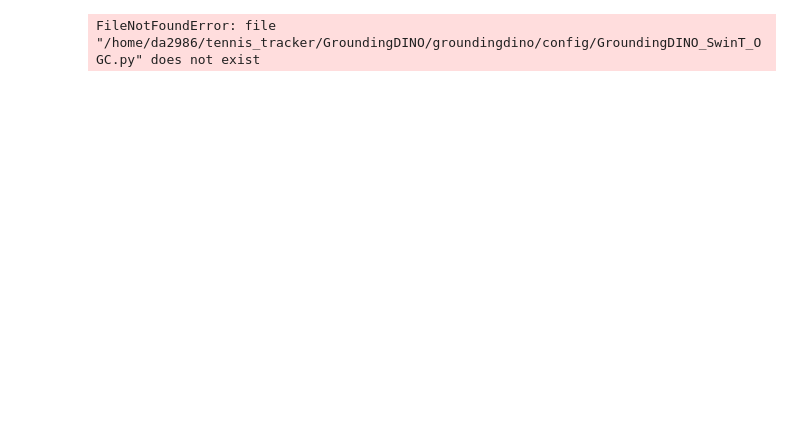
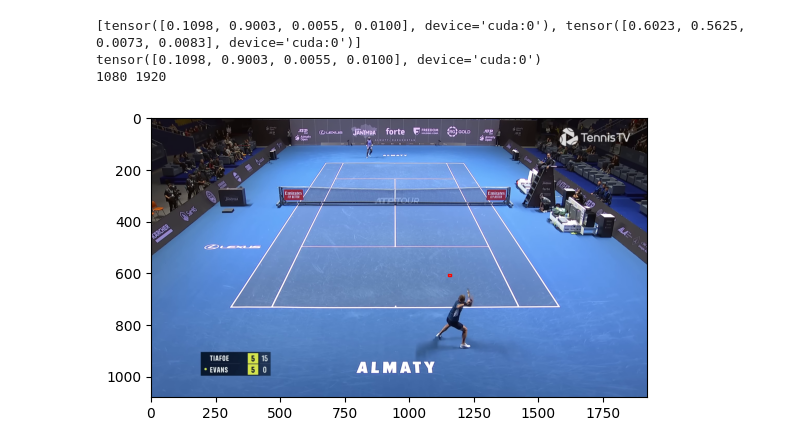
Before and after one commit to dcaustin33/tennis_tracker, a Jupyter notebook: tennis_tracker/ball_tracking/test.ipynb, the cells around one changed output. Drawn from its saved outputs; the diff is of its cells as text; code cells hidden in the pictures; blank space fills up the shorter version.

```diff
--- a/tennis_tracker/ball_tracking/test.ipynb
+++ b/tennis_tracker/ball_tracking/test.ipynb
@@ -19,6 +19,9 @@ def output_point(m: np.array, points: np.array) -> list:
     outputs = cv2.perspectiveTransform(points, m)
     # output will be -1, 1, 2
     return outputs.reshape(-1, 2)
+
+from matplotlib import pyplot as plt
+
 
 if __name__ == "__main__":
 
@@ -45,7 +48,7 @@ if __name__ == "__main__":
     if os.path.exists(OUTPUT_JSON_PATH):
         os.remove(OUTPUT_JSON_PATH)
 
-    img_paths = img_paths[:10]
+    img_paths = img_paths[0:1]
 
     for i in tqdm(range(0, len(img_paths), batch_size)):
         batch_images = img_paths[i : i + batch_size]
@@ -63,12 +66,17 @@ if __name__ == "__main__":
             device=device,
         )
         lines = []
-        for im_num in range(len(batch_images)):
+        final_boxes = []
+        for im_num in range(len(batch_images) * 4):
             # get all the boxes that correspond to this image
             im_boxes = boxes[torch.Tensor(boxes_to_im) == im_num]
             all_boxes = []
             if len(im_boxes) > 0:
                 for box in im_boxes:
+                    box[0] *= 0.5
+                    box[1] *= 0.5
+                    box[2] *= 0.5
+                    box[3] *= 0.5
                     if im_num % 4 == 0:
                         pass
                     elif im_num % 4 == 1:
@@ -78,24 +86,22 @@ if __name__ == "__main__":
                     elif im_num % 4 == 3:
                         box[0] += 0.5
                         box[1] += 0.5
-                    box[2] *= 0.5
-                    box[3] *= 0.5
                     all_boxes.append(f"0 {box[0]} {box[1]} {box[2]} {box[3]}")
-                    break
+                    final_boxes.append(box)
 
-from matplotlib import pyplot as plt
 def plot_box(box: list, image: np.array):
     cx, cy, w, h = box
     image_height, image_width, _ = image.shape
+    print(image_height, image_width)
     x1 = int((cx - w/2) * image_width)
     x2 = int((cx + w/2) * image_width)
     y1 = int((cy - h/2) * image_height)
     y2 = int((cy + h/2) * image_height)
+    plt.imshow(image)
     plt.gca().add_patch(plt.Rectangle((x1, y1), x2 - x1, y2 - y1, color='red', fill=False))
     plt.show()
 
-plt.imshow(image_source)
-plt.show()
-
-plot_box(boxes[0], image_source)
+print(final_boxes)
+print(final_boxes[0])
+plot_box(final_boxes[1], image_source)
 # %% [output]
@@ -105 +109,4 @@ UserWarning: Failed to load custom C++ ops. Running on CPU mode Only!
-FileNotFoundError: file "/home/da2986/tennis_tracker/GroundingDINO/groundingdino/config/GroundingDINO_SwinT_OGC.py" does not exist
+[tensor([0.1098, 0.9003, 0.0055, 0.0100], device='cuda:0'), tensor([0.6023, 0.5625, 0.0073, 0.0083], device='cuda:0')]
+tensor([0.1098, 0.9003, 0.0055, 0.0100], device='cuda:0')
+1080 1920
+[figure, added]
```
Also changed, not shown: parts of 2 cells of this notebook, 2 other files.
